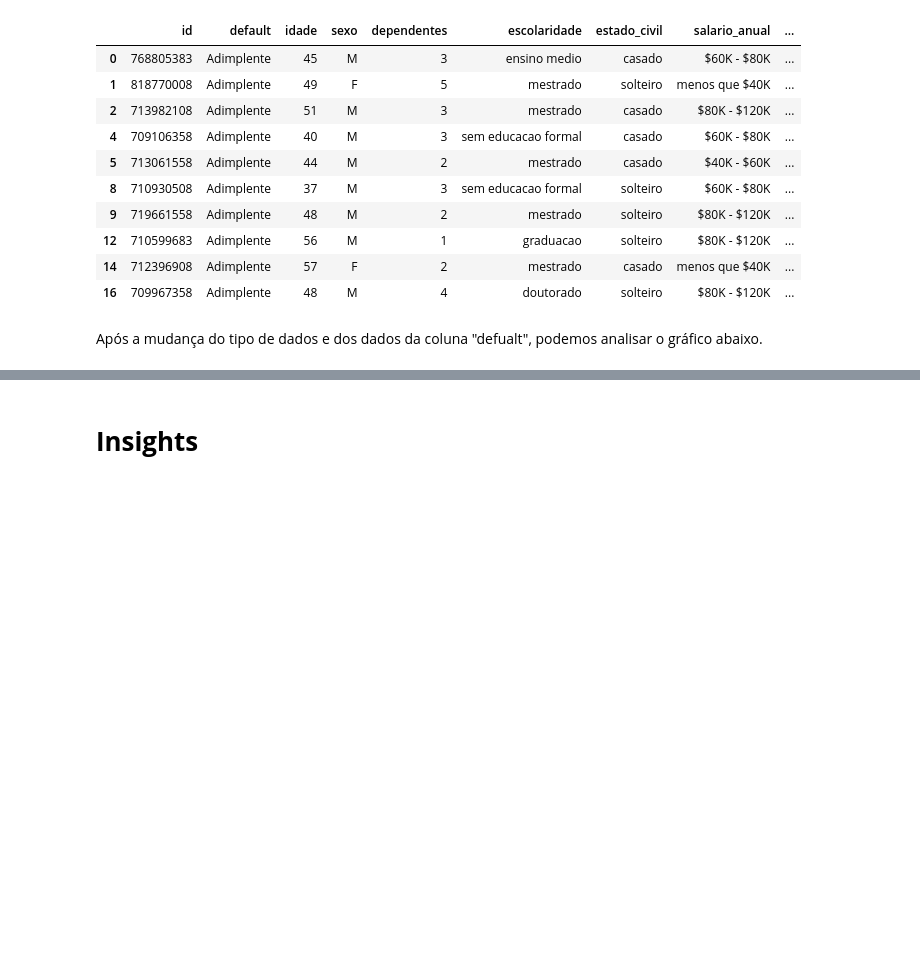
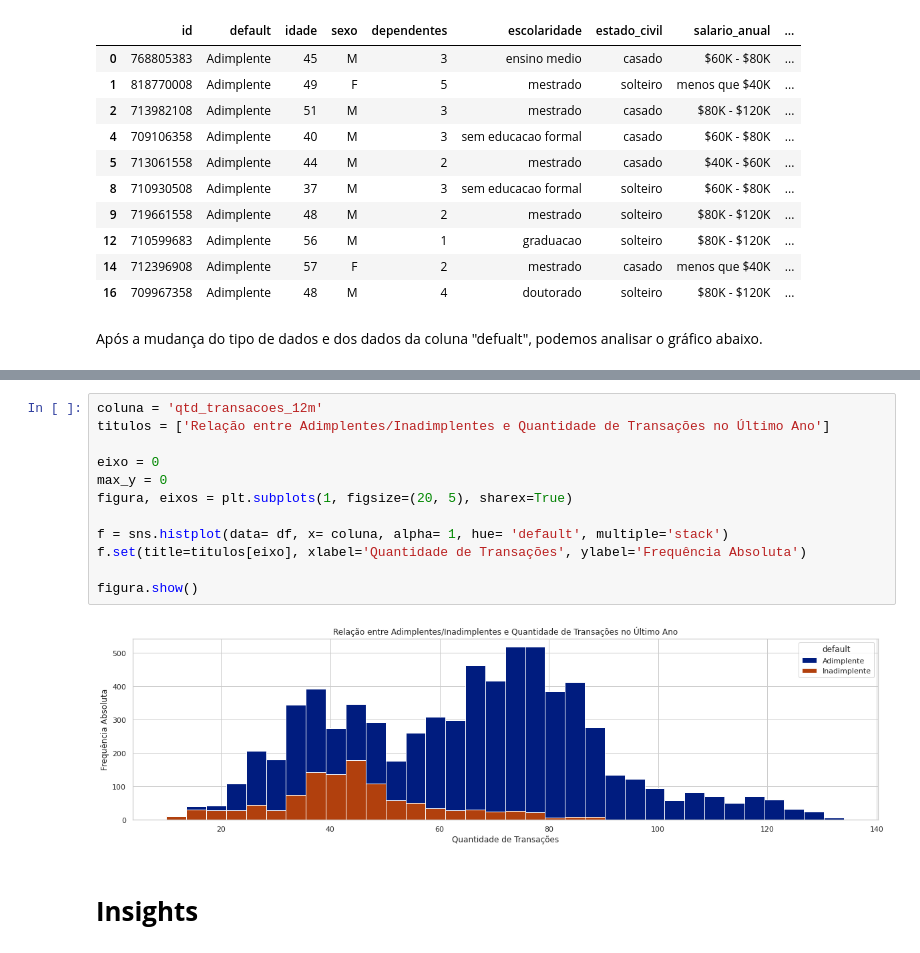
Before and after one commit to narcisonascimento/ebac-python-projeto-final, a Jupyter notebook: ebac-python-projeto-final.ipynb, the cells around one changed output, grey strips where cells are left out. Drawn from its saved outputs; the diff is of its cells as text; blank space fills up the shorter version.

```diff
--- a/ebac-python-projeto-final.ipynb
+++ b/ebac-python-projeto-final.ipynb
@@ -543,2 +542,16 @@ figura.show()
+# %%
+coluna = 'qtd_transacoes_12m'
+titulos = ['Relação entre Adimplentes/Inadimplentes e Quantidade de Transações no Último Ano']
+
+eixo = 0
+max_y = 0
+figura, eixos = plt.subplots(1, figsize=(20, 5), sharex=True)
+
+f = sns.histplot(data= df, x= coluna, alpha= 1, hue= 'default', multiple='stack')
+f.set(title=titulos[eixo], xlabel='Quantidade de Transações', ylabel='Frequência Absoluta')
+
+figura.show()
+# %% [output]
+[figure, added]
 # %% [markdown]
 # **Insights**
```
Also changed, not shown: parts of 19 cells of this notebook.
